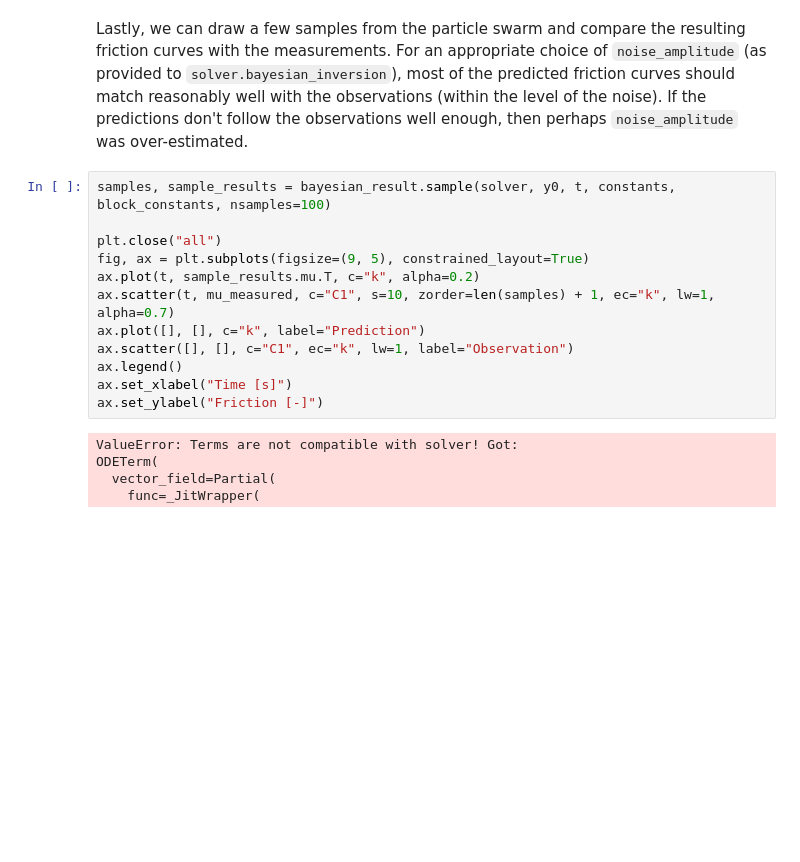
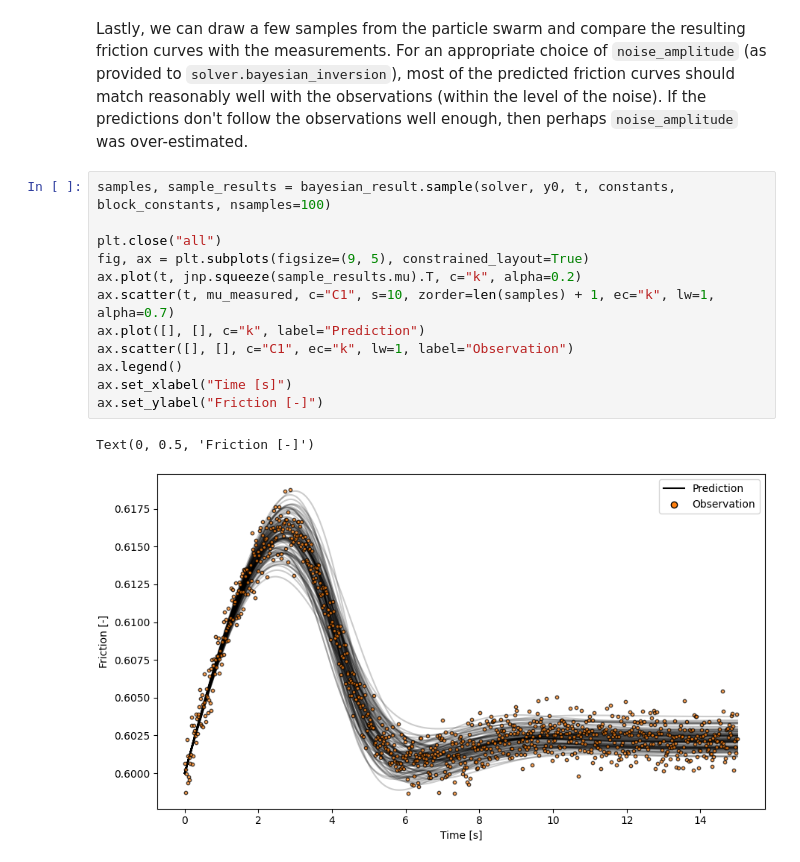
Before and after one commit to martijnende/diabayes, a Jupyter notebook: examples/simple_inversion.ipynb, the cells around one changed output. Cells and saved outputs as stored; diff of their text form; blank space fills up the shorter version.

```diff
--- a/examples/simple_inversion.ipynb
+++ b/examples/simple_inversion.ipynb
@@ -259,17 +259,15 @@ Lastly, we can draw a few samples from the particle swarm and compare the result
 # %%
 samples, sample_results = bayesian_result.sample(solver, y0, t, constants, block_constants, nsamples=100)
 
 plt.close("all")
 fig, ax = plt.subplots(figsize=(9, 5), constrained_layout=True)
-ax.plot(t, sample_results.mu.T, c="k", alpha=0.2)
+ax.plot(t, jnp.squeeze(sample_results.mu).T, c="k", alpha=0.2)
 ax.scatter(t, mu_measured, c="C1", s=10, zorder=len(samples) + 1, ec="k", lw=1, alpha=0.7)
 ax.plot([], [], c="k", label="Prediction")
 ax.scatter([], [], c="C1", ec="k", lw=1, label="Observation")
 ax.legend()
 ax.set_xlabel("Time [s]")
 ax.set_ylabel("Friction [-]")
 # %% [output]
-ValueError: Terms are not compatible with solver! Got:
-ODETerm(
-  vector_field=Partial(
-    func=_JitWrapper(
+Text(0, 0.5, 'Friction [-]')
+[figure, added]
```
Also changed, not shown: parts of 3 cells of this notebook, 5 other files.
